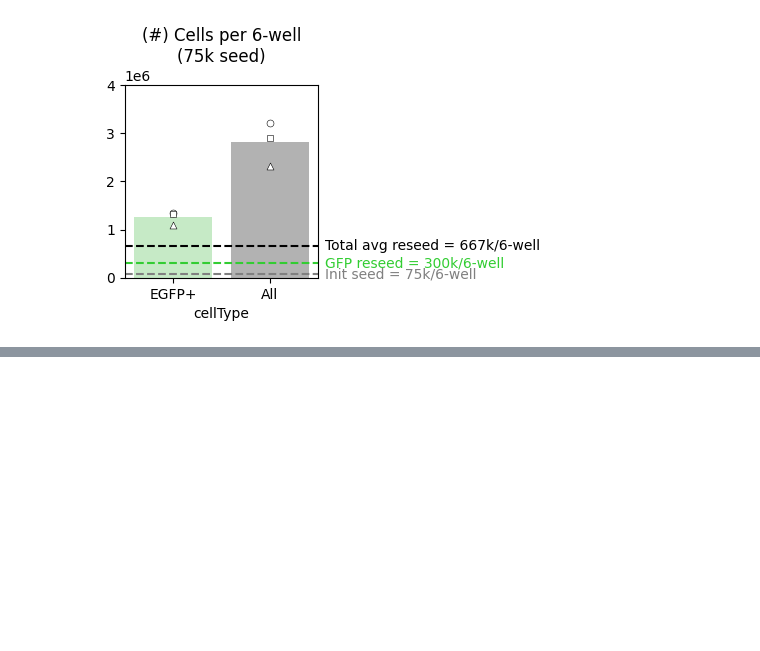
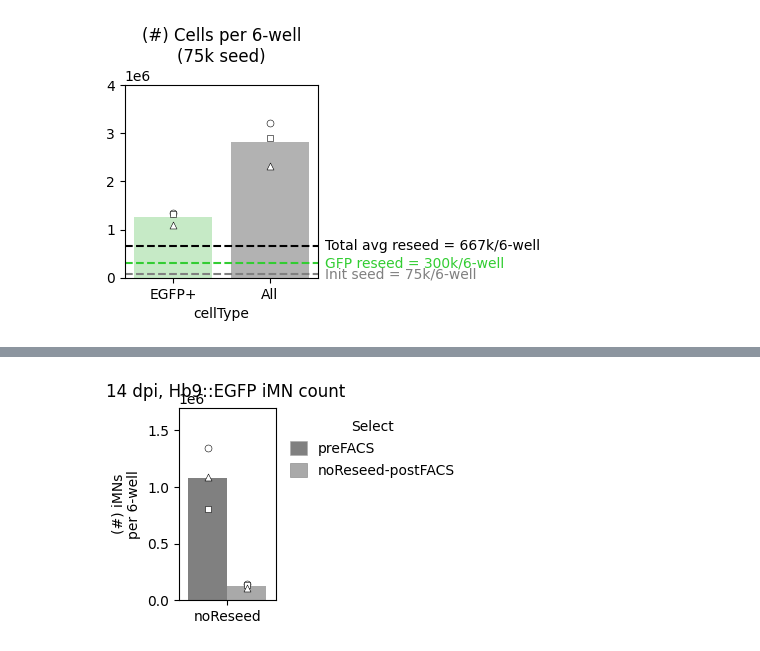
Before and after one commit to GallowayLabMIT/dasit_manuscript, a Jupyter notebook: Figure_XX_iMN/6_iMN_purify.ipynb, the cells around one changed output, grey strips where cells are left out. Saved outputs shown, nothing was run; the diff lists cells and outputs as text; code cells hidden in the pictures; blank space fills up the shorter version.

Commit message:
reoganizing imn related figures

```diff
--- a/Figure_XX_iMN/6_iMN_purify.ipynb
+++ b/Figure_XX_iMN/6_iMN_purify.ipynb
@@ -1588,7 +882,7 @@ marker_list = ['o', 's', '^', 'D', 'P', 'X']
 
 label_dict = {'DASIT.puro50':'Post-\nDASIT', 'noReseed.noReseed-postFACS':'Post-\nFACS'}
 
-palette = {'DASIT.puro50':'dodgerblue', 'noReseed.noReseed-postFACS':'darkgray'}
+palette_NBW = {'DASIT.puro50':'dodgerblue', 'noReseed.noReseed-postFACS':'darkgray'}
 
 
 # Plot
@@ -1599,7 +893,7 @@ sns.barplot(
     x=x, y=y,
     ci=None,
     order=order,
-    palette=palette,
+    palette=palette_NBW,
     alpha=1)
 
 # Plot bio tech reps
@@ -1671,7 +965,7 @@ marker_list = ['o', 's', '^', 'D', 'P', 'X']
 
 label_dict = {'DASIT.puro50':'Post-\nDASIT', 'noReseed.noReseed-postFACS':'Post-\nFACS'}
 
-palette = {'DASIT.puro50':'dodgerblue', 'noReseed.noReseed-postFACS':'darkgray'}
+palette_NBW = {'DASIT.puro50':'dodgerblue', 'noReseed.noReseed-postFACS':'darkgray'}
 
 
 # Plot
@@ -1682,7 +976,7 @@ sns.barplot(
     x=x, y=y,
     ci=None,
     order=order,
-    palette=palette,
+    palette=palette_NBW,
     alpha=1)
 
 # Plot bio tech reps
@@ -1725,7 +1019,7 @@ ax.axhline(100, 0, 1, color='grey', linestyle='--')
 # Format
 plt.suptitle(f'14 dpi')
 # fig.tight_layout()  # Helps improve white spacing
-plottitle = 'Figure_5D_iMN_recovery.svg'
+plottitle = 'Figure_5G_iMN_recovery.svg'
 plt.savefig(rd.outfile(output_path/plottitle),bbox_inches='tight')
 # %% [output]
 The `ci` parameter is deprecated. Use `errorbar=None` for the same effect.
@@ -1750,0 +1043,2 @@ noReseed.noReseed-postFACS vs. DASIT.puro50: t-test independent samples with Bon
+# %%
+output_path = rd.rootdir/'output'/'Figure_S12_iMN'
@@ -2297,0 +2004,67 @@ fig.tight_layout()
+# %%
+# General plotting params
+x = 'cond'
+y = 'HG cells per 6well'
+order = ['noReseed']
+hue = 'purifyCond'
+hue_order = ['preFACS', 'noReseed-postFACS']
+marker_list = ['o', 's', '^', 'D', 'P', 'X']
+palette = {'preFACS':'grey', 'noReseed-postFACS':'darkgray'}
+
+label_dict = {'preFACS':'preFACS', 'noReseed-postFACS':'postFACS'}
+
+# Plot
+fig, ax = plt.subplots(1, 1, figsize=(1.25,2.5))
+
+sns.barplot(
+    ax=ax, data=df_counts_14dpi,
+    x=x, y=y, hue=hue,
+    ci=None,
+    order=order, hue_order=hue_order,
+    palette=palette, alpha=1)
+
+# Plot bio tech reps
+for (j, rep) in enumerate(df_counts_14dpi.rep.unique()):
+    sns.stripplot(
+        ax=ax, data=df_counts_14dpi[(df_counts_14dpi.rep == rep)],
+        x=x, y=y, hue=hue,
+        order=order, hue_order=hue_order,
+        dodge=True, marker=marker_list[j],
+        palette={hue:'white' for hue in hue_order}, size=5,
+        edgecolor='black', linewidth=0.4)
+
+# legend
+legend_elements = [
+    Patch(facecolor='grey', edgecolor='darkgrey', linewidth=0.4,
+          label='preFACS'),
+    Patch(facecolor='darkgray', edgecolor='grey', linewidth=0.4,
+          label='noReseed-postFACS')
+]
+
+# Remove existing legend
+if ax.get_legend() is not None:
+    ax.get_legend().remove()
+
+ax.legend(
+    handles=legend_elements,
+    title='Select',
+    loc='upper left',
+    bbox_to_anchor=(1.02, 1),
+    frameon=False,
+    handlelength=1.2,
+    handleheight=1.2
+)
+
+
+# Formatting
+ax.yaxis.set_label_text('(#) iMNs\nper 6-well')
+ax.xaxis.set_label_text('')
+# ax.yaxis.set_major_formatter(matplotlib.ticker.FuncFormatter(lambda x, _: f'{x:.0f}' if abs(x) < 1000 else f'{x/1000:.0f}k'))
+ax.set_ylim([0, 1.7e6])
+
+
+# Format
+plt.suptitle(f'14 dpi, Hb9::EGFP iMN count')
+plottitle = f'Figure_S12D_iMN_bar_count_FACS.svg'
+plt.savefig(rd.outfile(output_path/plottitle),bbox_inches='tight')
+# %% [output]
@@ -2297,0 +2074 @@ fig.tight_layout()
+[figure, added]
```
Also changed, not shown: parts of 40 cells of this notebook.
